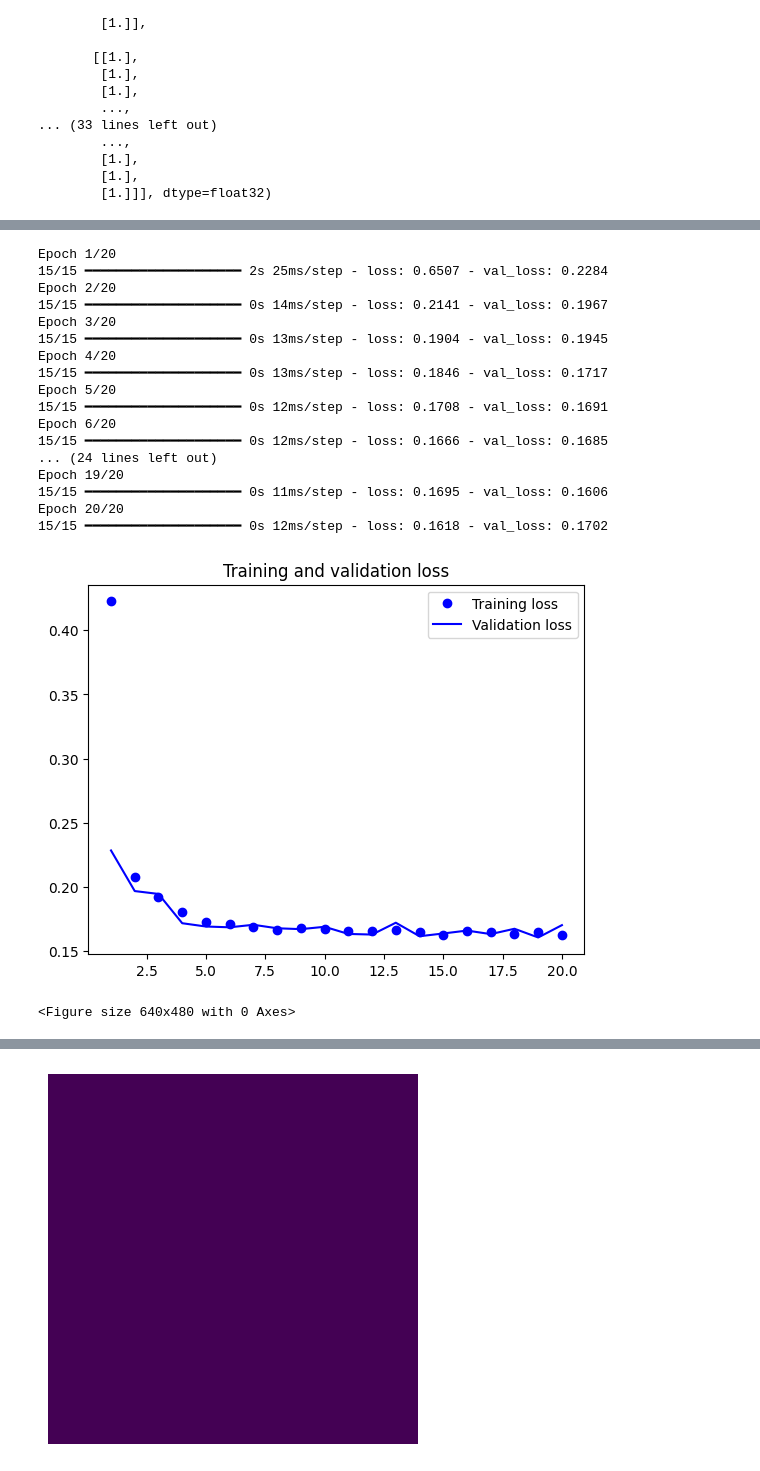
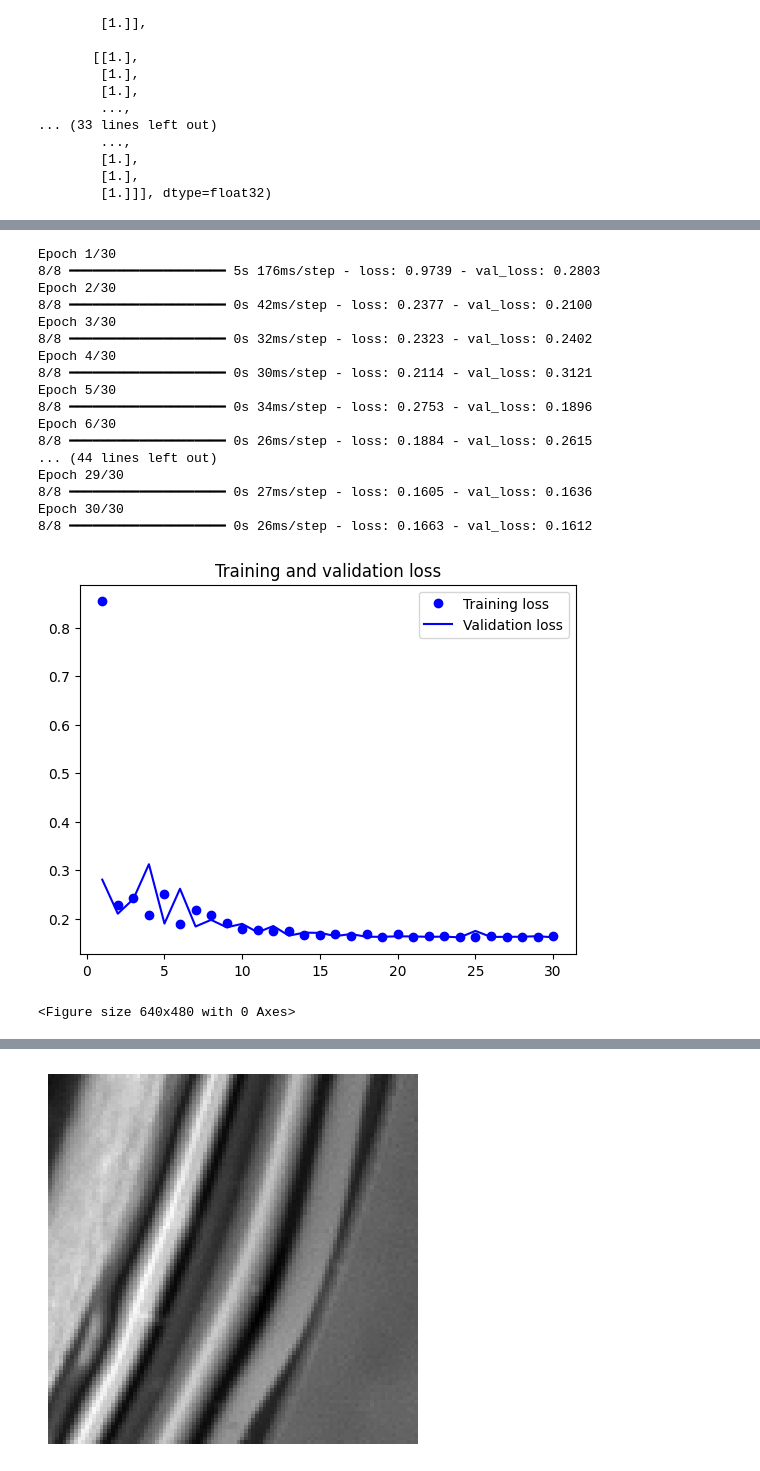
Before and after one commit to willhorgalcon/publicrep, a Jupyter notebook: segmentation.ipynb, the cells around one changed output, grey strips where cells are left out. Drawn from its saved outputs; the diff is of its cells as text; code cells hidden in the pictures.

```diff
--- a/segmentation.ipynb
+++ b/segmentation.ipynb
@@ -98,12 +95,11 @@ def get_model(img_size, num_classes):
  x = layers.Rescaling(1./255)(x)
  x = layers.Conv2D(64, 3, strides=2, activation="relu", padding="same")(x)
  x = layers.Conv2D(64, 3, activation="relu", padding="same")(x)
-#  x = layers.Conv2D(128, 3, strides=2, activation="relu", padding="same")(x)
-#  x = layers.Conv2D(128, 3, activation="relu", padding="same")(x)
-#  x = layers.Conv2DTranspose(128, 3, activation="relu", padding="same")(x)
-#  x = layers.Conv2DTranspose(
-#  64, 3, activation="relu", padding="same", strides=2)(x)
-#  x = layers.Conv2DTranspose(128, 3, activation="relu", padding="same")(x)
+ x = layers.Conv2D(128, 3, strides=2, activation="relu", padding="same")(x)
+ x = layers.Conv2D(128, 3, activation="relu", padding="same")(x)
+ x = layers.Conv2DTranspose(128, 3, activation="relu", padding="same")(x)
+ x = layers.Conv2DTranspose(128, 3, activation="relu", padding="same", strides=2)(x)
+ x = layers.Conv2DTranspose(64, 3, activation="relu", padding="same")(x)
  x = layers.Conv2DTranspose(
  64, 3, activation="relu", padding="same", strides=2)(x)
  outputs = layers.Conv2D(num_classes, 3, activation="sigmoid",
@@ -141,28 +137,28 @@ callbacks = [
  save_best_only=True)
 ]
 history = model.fit(train_input_imgs, train_targets,
- epochs=20,
+ epochs=30,
  callbacks=callbacks,
- batch_size=5,
+ batch_size=10,
  validation_data=(val_input_imgs, val_targets))
 # %% [output]
-Epoch 1/20
-15/15 ━━━━━━━━━━━━━━━━━━━━ 2s 25ms/step - loss: 0.6507 - val_loss: 0.2284
-Epoch 2/20
-15/15 ━━━━━━━━━━━━━━━━━━━━ 0s 14ms/step - loss: 0.2141 - val_loss: 0.1967
-Epoch 3/20
-15/15 ━━━━━━━━━━━━━━━━━━━━ 0s 13ms/step - loss: 0.1904 - val_loss: 0.1945
-Epoch 4/20
-15/15 ━━━━━━━━━━━━━━━━━━━━ 0s 13ms/step - loss: 0.1846 - val_loss: 0.1717
-Epoch 5/20
-15/15 ━━━━━━━━━━━━━━━━━━━━ 0s 12ms/step - loss: 0.1708 - val_loss: 0.1691
-Epoch 6/20
-15/15 ━━━━━━━━━━━━━━━━━━━━ 0s 12ms/step - loss: 0.1666 - val_loss: 0.1685
-... (24 lines left out)
-Epoch 19/20
-15/15 ━━━━━━━━━━━━━━━━━━━━ 0s 11ms/step - loss: 0.1695 - val_loss: 0.1606
-Epoch 20/20
-15/15 ━━━━━━━━━━━━━━━━━━━━ 0s 12ms/step - loss: 0.1618 - val_loss: 0.1702
+Epoch 1/30
+8/8 ━━━━━━━━━━━━━━━━━━━━ 5s 176ms/step - loss: 0.9739 - val_loss: 0.2803
+Epoch 2/30
+8/8 ━━━━━━━━━━━━━━━━━━━━ 0s 42ms/step - loss: 0.2377 - val_loss: 0.2100
+Epoch 3/30
+8/8 ━━━━━━━━━━━━━━━━━━━━ 0s 32ms/step - loss: 0.2323 - val_loss: 0.2402
+Epoch 4/30
+8/8 ━━━━━━━━━━━━━━━━━━━━ 0s 30ms/step - loss: 0.2114 - val_loss: 0.3121
+Epoch 5/30
+8/8 ━━━━━━━━━━━━━━━━━━━━ 0s 34ms/step - loss: 0.2753 - val_loss: 0.1896
+Epoch 6/30
+8/8 ━━━━━━━━━━━━━━━━━━━━ 0s 26ms/step - loss: 0.1884 - val_loss: 0.2615
+... (44 lines left out)
+Epoch 29/30
+8/8 ━━━━━━━━━━━━━━━━━━━━ 0s 27ms/step - loss: 0.1605 - val_loss: 0.1636
+Epoch 30/30
+8/8 ━━━━━━━━━━━━━━━━━━━━ 0s 26ms/step - loss: 0.1663 - val_loss: 0.1612
 # %%
 import matplotlib.pyplot as plt
 loss = history.history["loss"]
@@ -177,20 +173,14 @@ plt.legend()
 plt.figure()
 plt.show()
 # %% [output]
-[figure, old version]
+[figure, new version]
 <Figure size 640x480 with 0 Axes>
 # %%
 from tensorflow.keras.utils import array_to_img
 
-i = 4
+i = 11
 test_image = val_input_imgs[i]
 plt.axis("off")
 plt.imshow(array_to_img(test_image))
 mask = model.predict(np.expand_dims(test_image, 0))[0]
-def display_mask(pred):
- mask = np.argmax(pred, axis=-1)
- mask *= 127
- plt.axis("off")
- plt.imshow(mask)
-display_mask(mask)
 # %% [output]
@@ -198 +188 @@ display_mask(mask)
-[figure, old version]
+[figure, new version]
```
Also changed, not shown: parts of 4 cells of this notebook.
